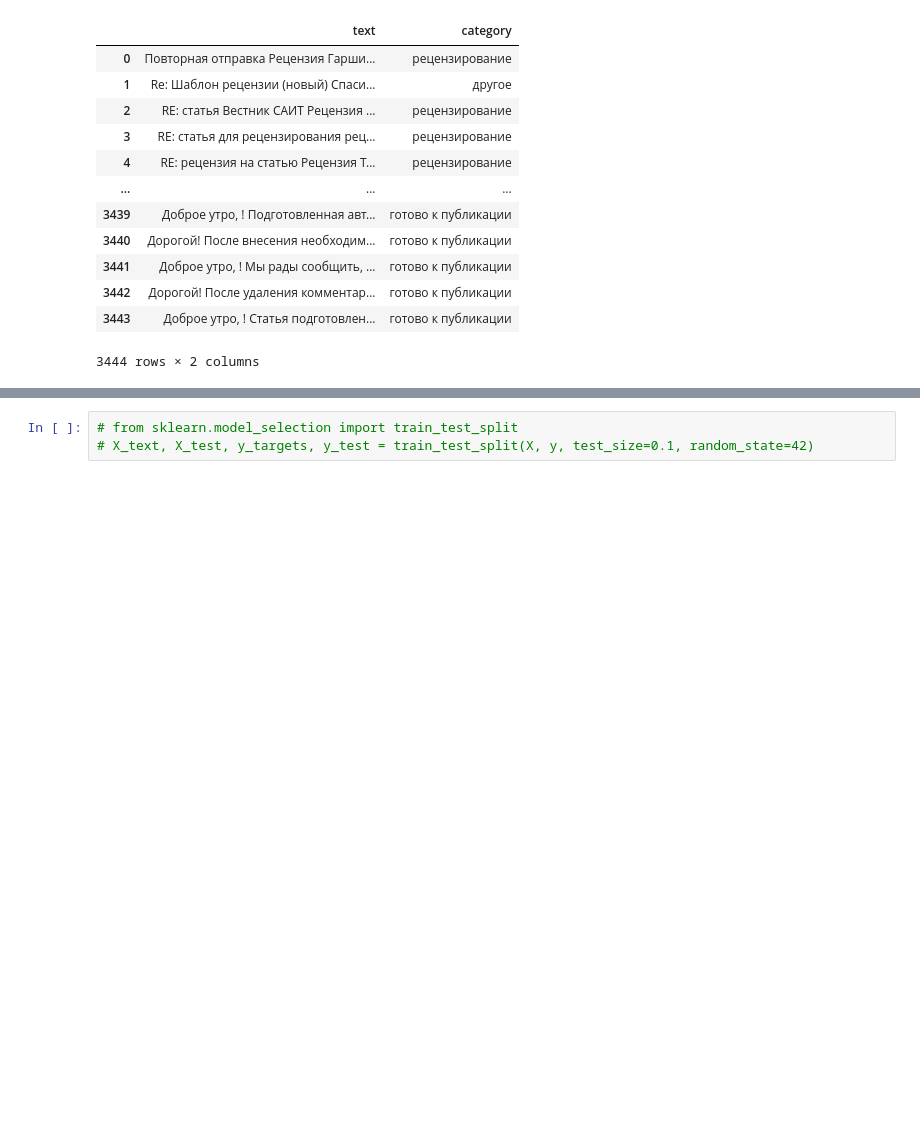
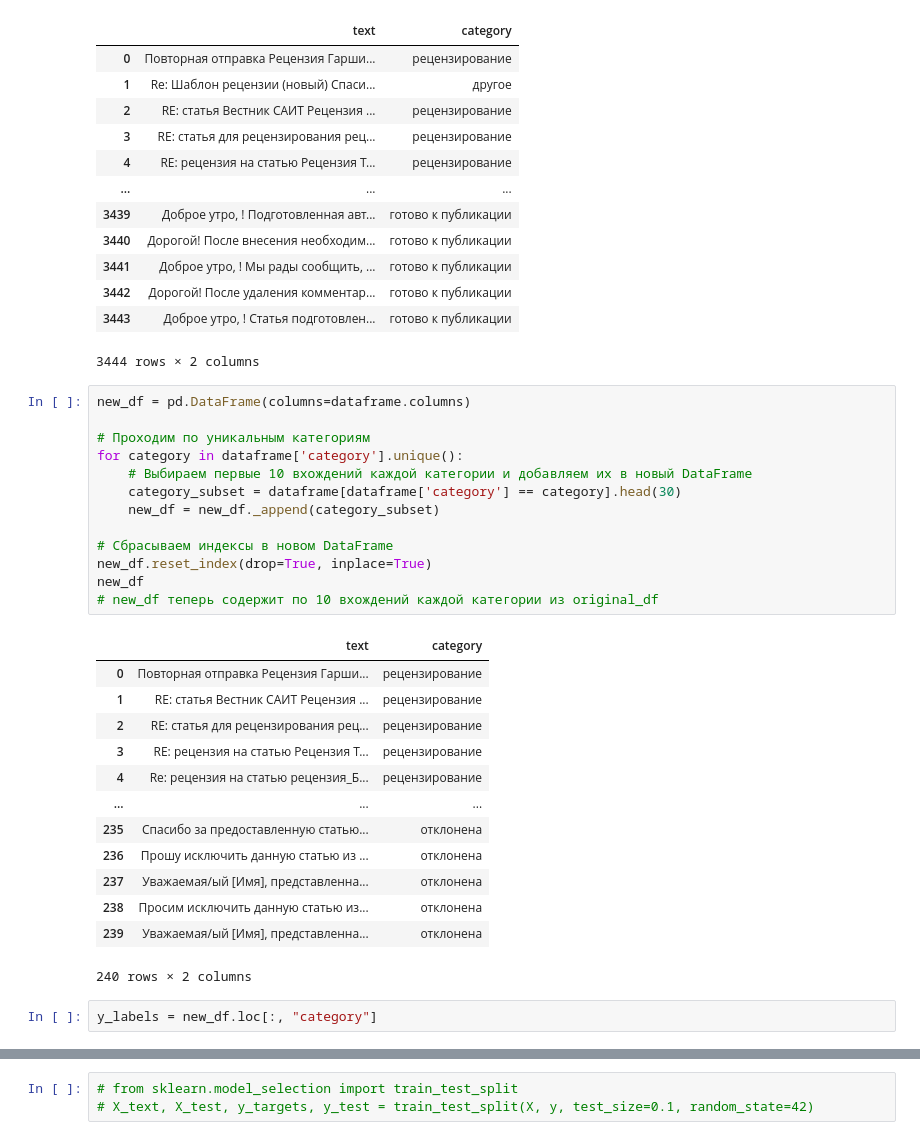
Before and after one commit to anastasia-1603/MailManagement, a Jupyter notebook: jupiter/NN_classification.ipynb, the cells around one changed output, grey strips where cells are left out. Cells and saved outputs as stored; diff of their text form; blank space fills up the shorter version.

```diff
--- a/jupiter/NN_classification.ipynb
+++ b/jupiter/NN_classification.ipynb
@@ -43,3 +44,32 @@ dataframe
 | 3442 | Дорогой! После удаления комментар... | готово к публикации |
 | 3443 | Доброе утро, ! Статья подготовлен... | готово к публикации |
 3444 rows × 2 columns
+# %%
+new_df = pd.DataFrame(columns=dataframe.columns)
+
+# Проходим по уникальным категориям
+for category in dataframe['category'].unique():
+    # Выбираем первые 10 вхождений каждой категории и добавляем их в новый DataFrame
+    category_subset = dataframe[dataframe['category'] == category].head(30)
+    new_df = new_df._append(category_subset)
+
+# Сбрасываем индексы в новом DataFrame
+new_df.reset_index(drop=True, inplace=True)
+new_df
+# new_df теперь содержит по 10 вхождений каждой категории из original_df
+# %% [output]
+|  | text | category |
+| 0 | Повторная отправка Рецензия Гарши... | рецензирование |
+| 1 | RE: статья Вестник САИТ Рецензия ... | рецензирование |
+| 2 | RE: статья для рецензирования рец... | рецензирование |
+| 3 | RE: рецензия на статью Рецензия Т... | рецензирование |
+| 4 | Re: рецензия на статью рецензия_Б... | рецензирование |
+| ... | ... | ... |
+| 235 | Спасибо за предоставленную статью... | отклонена |
+| 236 | Прошу исключить данную статью из ... | отклонена |
+| 237 | Уважаемая/ый [Имя], представленна... | отклонена |
+| 238 | Просим исключить данную статью из... | отклонена |
+| 239 | Уважаемая/ый [Имя], представленна... | отклонена |
+240 rows × 2 columns
+# %%
+y_labels = new_df.loc[:, "category"]
```
Also changed, not shown: parts of 30 cells of this notebook, 5 other files.
